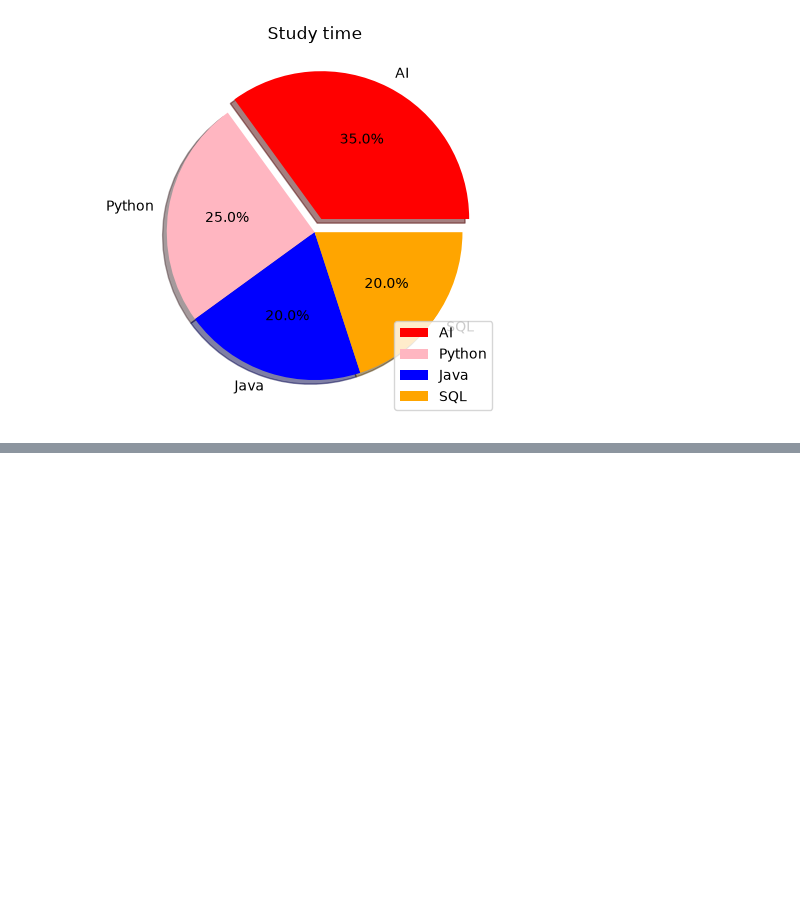
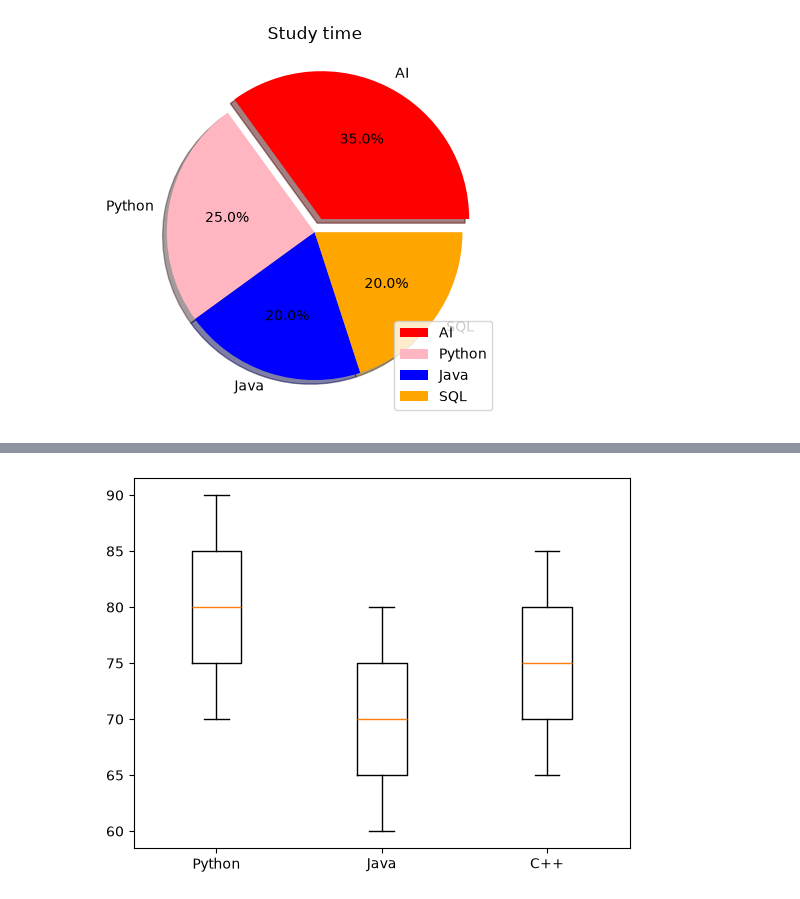
Before and after one commit to Princej-24/DV-PYTHON, a Jupyter notebook: MatPlotLib/matplotlib.ipynb, the cells around one changed output, grey strips where cells are left out. Cells and saved outputs as stored; diff of their text form; code cells hidden in the pictures; blank space fills up the shorter version.

```diff
--- a/MatPlotLib/matplotlib.ipynb
+++ b/MatPlotLib/matplotlib.ipynb
@@ -109,0 +158,15 @@ plt.show()
+# %%
+import matplotlib.pyplot as plt
+
+python = [70, 75, 80, 85, 90]
+java = [60, 65, 70, 75, 80]
+cpp = [65, 70, 75, 80, 85]
+
+plt.boxplot(
+    [python, java, cpp],
+    tick_labels=["Python", "Java", "C++"]
+)
+
+plt.show()
+# %% [output]
+[figure, added]
```
Also changed, not shown: parts of 4 cells of this notebook.
